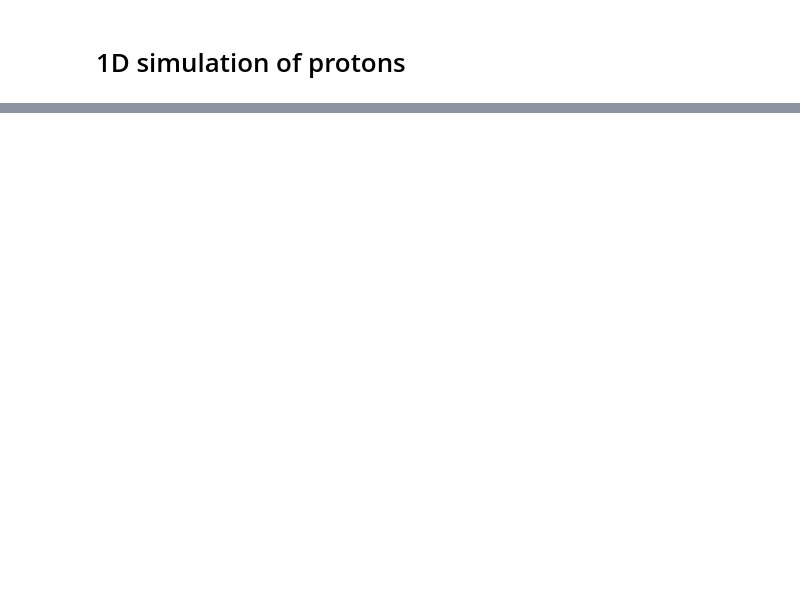
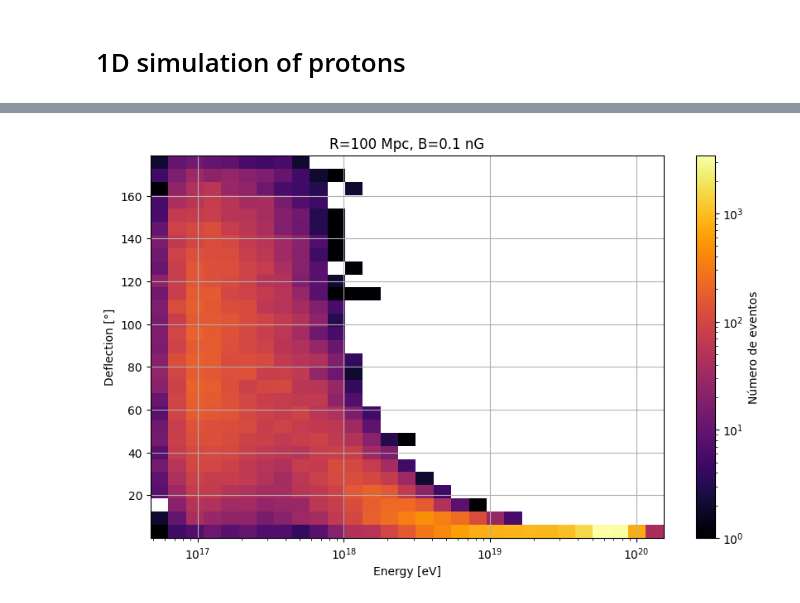
Before and after one commit to MagnoOcarlos/CosmicRayGeometryImpact, a Jupyter notebook: neutrinos/Preliminares.ipynb, the cells around one changed output, grey strips where cells are left out. Drawn from its saved outputs; the diff is of its cells as text; code cells hidden in the pictures; blank space fills up the shorter version.

```diff
--- a/neutrinos/Preliminares.ipynb
+++ b/neutrinos/Preliminares.ipynb
@@ -640,0 +486,50 @@ vgrid
+# %%
+import numpy as np
+import pandas as pd
+import matplotlib.pyplot as plt
+
+def plotHist2D(df, energy_column="E", deflection_column="deflection", bins=(30, 30)):
+    """
+    Plota um histograma bidimensional (hist2D) de Energia vs Deflexão.
+
+    Parâmetros:
+    - df: DataFrame contendo os dados.
+    - energy_column: Nome da coluna que contém a energia.
+    - deflection_column: Nome da coluna que contém a deflexão.
+    - bins: Número de bins em cada eixo (energia, deflexão).
+    """
+    # Criar bins logarítmicos para energia
+    bins_x = np.logspace(np.log10(df[energy_column].min()), np.log10(df[energy_column].max()), bins[0])
+    bins_y = np.linspace(df[deflection_column].min(), df[deflection_column].max(), bins[1])
+
+    # Criar histograma 2D
+    fig, ax = plt.subplots(figsize=(10, 6))
+    h, xedges, yedges, img = ax.hist2d(df[energy_column], df[deflection_column], bins=[bins_x, bins_y],
+                                       norm="log", cmap="inferno")
+
+    # Ajustar escala logarítmica para o eixo X (energia)
+    ax.set_xscale("log")
+
+    # Adicionar barra de cores
+    cbar = plt.colorbar(img, ax=ax)
+    cbar.set_label("Número de eventos")
+
+    # Configurações do gráfico
+    ax.set_xlabel("Energy [eV]")
+    ax.set_ylabel("Deflection [°]")
+    ax.set_title("R=100 Mpc, B=0.1 nG")
+    ax.grid()
+
+    plt.show()
+
+# Criando um DataFrame de teste
+df_test = pd.DataFrame({
+    "E": np.logspace(17, 21, 1000),  # Energia entre 10^17 e 10^21 eV
+    "deflection": np.random.normal(10, 5, 1000)  # Deflexão aleatória
+})
+
+# Gerando o gráfico
+plotHist2D(deflection_data_CR[('100',
+  '0.1')])
+# %% [output]
+[figure, added]
```
Also changed, not shown: parts of 13 cells of this notebook, 2 other files.
